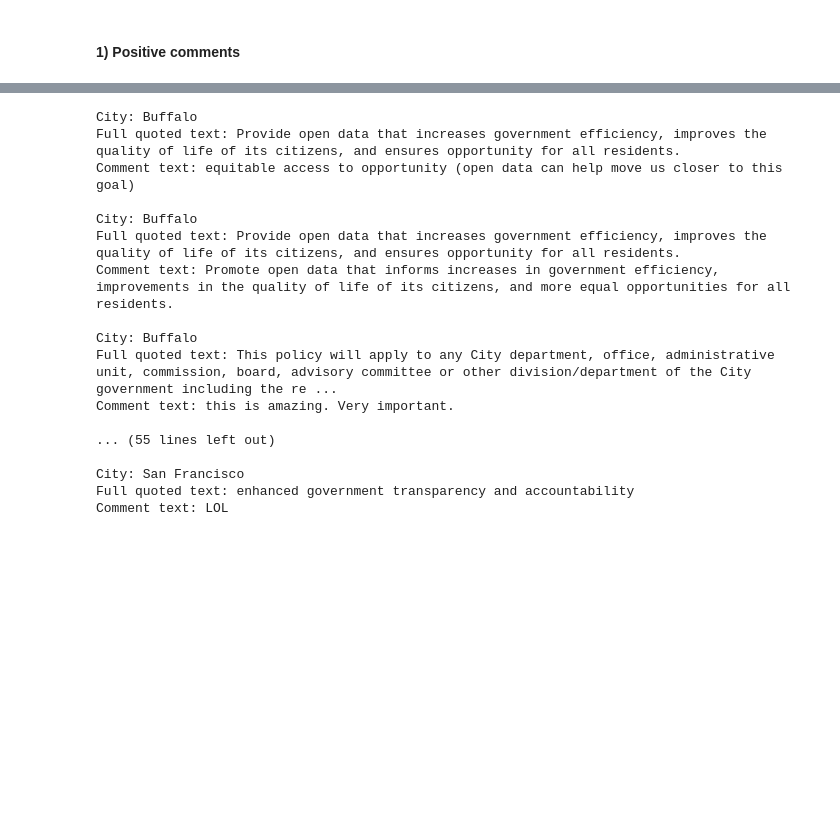
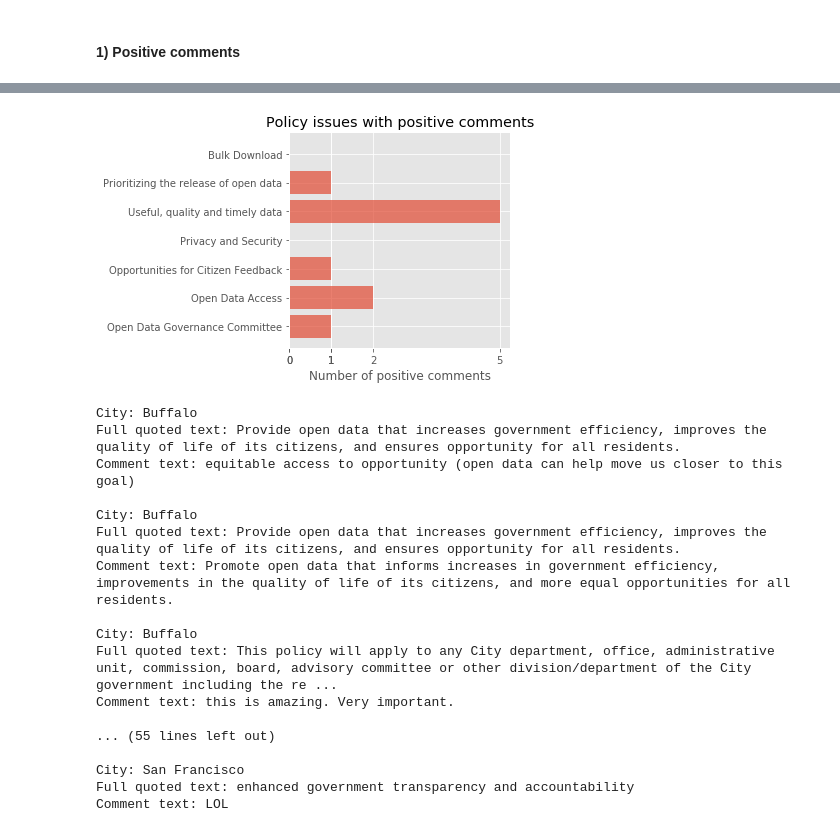
Before and after one commit to faraz-ahmed-sh/Sunlight_Foundation_Summer_2017, a Jupyter notebook: Project on comment scraping/comment_scrapping-Copy1.ipynb, the cells around one changed output, grey strips where cells are left out. Cells and saved outputs as stored; diff of their text form; code cells hidden in the pictures; blank space fills up the shorter version.

```diff
--- a/Project on comment scraping/comment_scrapping-Copy1.ipynb
+++ b/Project on comment scraping/comment_scrapping-Copy1.ipynb
@@ -920,14 +992,16 @@ count_pop_policies
 # %%
-fig = plt.figure()
-x_objects = main_policies
-y_pos = np.arange(len(x_objects))
-y_objects = count_pop_policies
+def horizontal_bar(x_objects, y_objects, xlabel, title):
 
-plt.barh(y_pos, y_objects, align='center', alpha=0.7)
-plt.xticks(y_objects)
-plt.yticks(y_pos, x_objects)
-plt.xlabel('Number of comments')
-plt.title('Popular Policies')
-plt.tight_layout()
-plt.show()
-fig.savefig('popular-policies.png', dpi = 200)
+    fig = plt.figure()
+    #x_objects = x_obj
+    y_pos = np.arange(len(x_objects))
+    #y_objects = count_pop_policies
+
+    plt.barh(y_pos, y_objects, align='center', alpha=0.7)
+    plt.xticks(y_objects)
+    plt.yticks(y_pos, x_objects)
+    plt.xlabel(xlabel)
+    plt.title(title)
+    plt.tight_layout()
+    plt.show()
+    fig.savefig(title + '.png', dpi = 200)
@@ -997,3 +1154,10 @@ pos_comments_dict['full_quoted_text'] = full_quoted_text
+# %%
+pos_main_policies = ['Open Data Governance Committee', "Open Data Access", "Opportunities for Citizen Feedback", 'Privacy and Security', 'Useful, quality and timely data', "Prioritizing the release of open data", "Bulk Download"]
+count_pos_policies = [1,2, 1, 0, 5, 1, 0]
+# %%
+horizontal_bar(pos_main_policies, count_pos_policies, "Number of positive comments", "Policy issues with positive comments")
+# %% [output]
+[figure, added]
 # %%
 for index, row in pos_comments_dict.iterrows():
     print('\033[1m' + "City:", row['city_name'])
```
Also changed, not shown: parts of 36 cells of this notebook.
